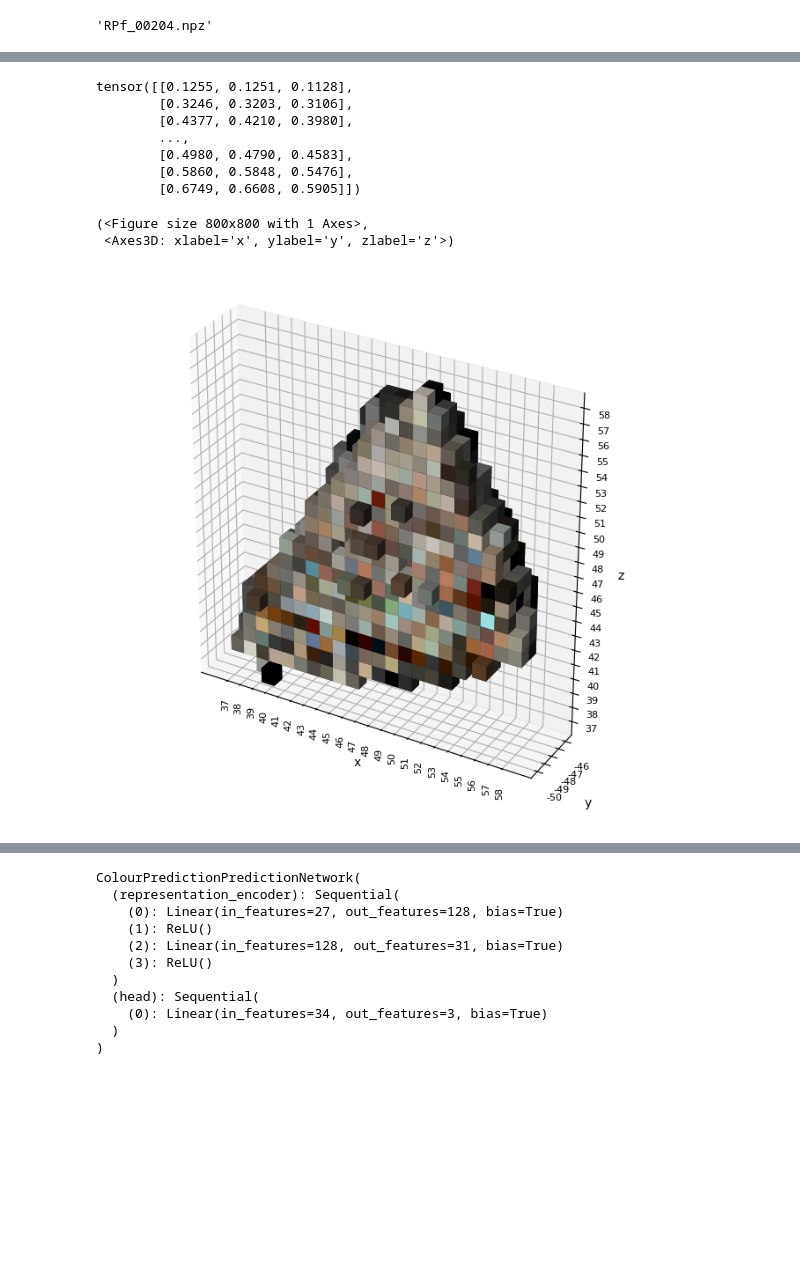
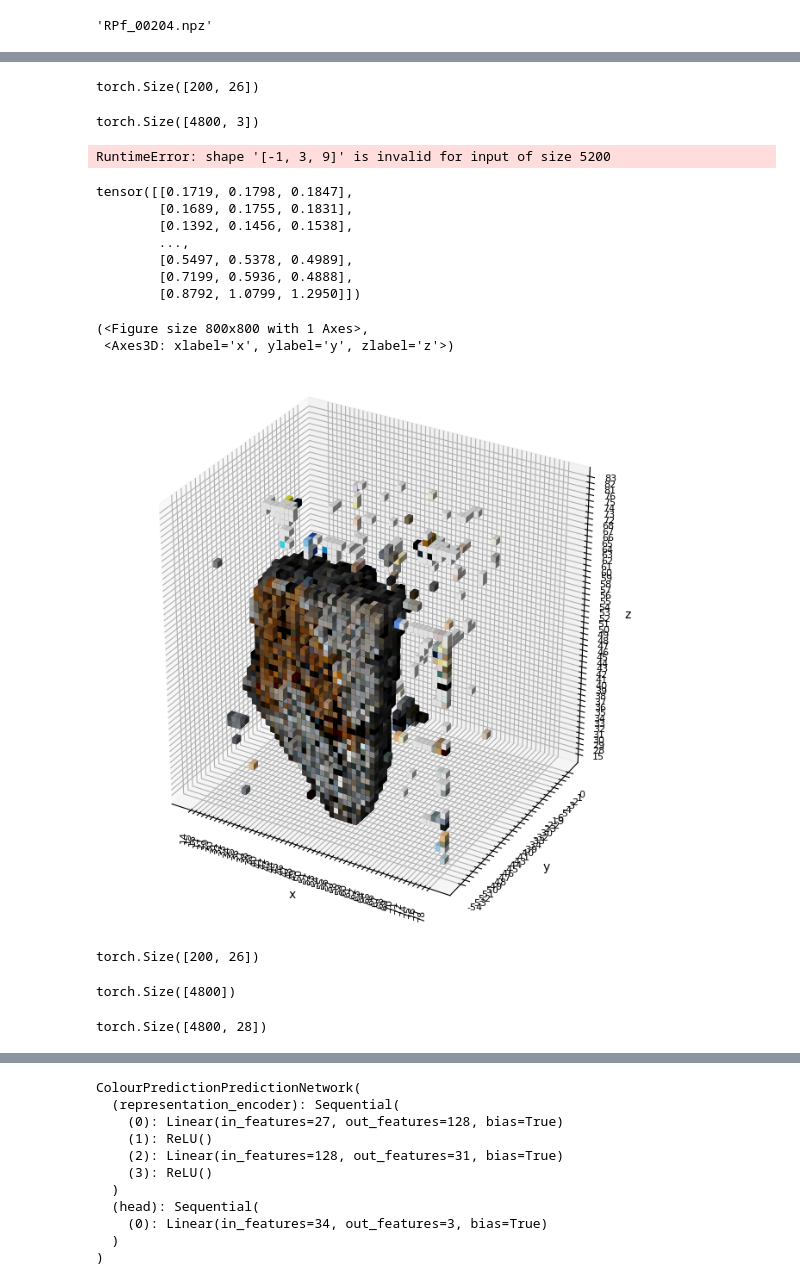
Before and after one commit to EnegoComley/RayRepresentationTesting, a Jupyter notebook: TensoRFColourPrediction.ipynb, the cells around one changed output, grey strips where cells are left out. Saved outputs shown, nothing was run; the diff lists cells and outputs as text; code cells hidden in the pictures; blank space fills up the shorter version.

```diff
--- a/TensoRFColourPrediction.ipynb
+++ b/TensoRFColourPrediction.ipynb
@@ -194,7 +213,7 @@ model.lr
 0.0001
 # %%
 test_dataset = dataset_loader.test_dataloader().dataset
-idx_tensors, vals_tensor, colour_tensor, directions = test_dataset.load_raw_representation("RPf_00133.npz")
+idx_tensors, vals_tensor, colour_tensor, directions = test_dataset.load_raw_representation("RPf_00347.npz")
 weight_adjusted_colour = colour_tensor * vals_tensor[::, :1].repeat(1, 3)
 clamped_reversed_colour = 1 - torch.clamp(weight_adjusted_colour, 0, 1)
 # %%
@@ -222,18 +282,42 @@ test_dataset.piece_names[0]
+# %%
+vals_tensor[::, 1:].shape
+# %% [output]
+torch.Size([200, 26])
+# %%
+directions.shape
+# %% [output]
+torch.Size([4800, 3])
+# %%
+SHRender(directions, vals_tensor[::, 1:]).shape
+# %% [output]
+RuntimeError: shape '[-1, 3, 9]' is invalid for input of size 5200
 # %%
 weight_adjusted_colour
 # %% [output]
-tensor([[0.1255, 0.1251, 0.1128],
-        [0.3246, 0.3203, 0.3106],
-        [0.4377, 0.4210, 0.3980],
+tensor([[0.1719, 0.1798, 0.1847],
+        [0.1689, 0.1755, 0.1831],
+        [0.1392, 0.1456, 0.1538],
         ...,
-        [0.4980, 0.4790, 0.4583],
-        [0.5860, 0.5848, 0.5476],
-        [0.6749, 0.6608, 0.5905]])
+        [0.5497, 0.5378, 0.4989],
+        [0.7199, 0.5936, 0.4888],
+        [0.8792, 1.0799, 1.2950]])
 # %%
 from NerfRepresentationUtils import plot_colored_voxels
 # %%
-plot_colored_voxels(idx_tensors, weight_adjusted_colour, axis_names=['x', 'y', 'z'])
+plot_colored_voxels(idx_tensors, colour_tensor, axis_names=['x', 'y', 'z'])
 # %% [output]
 (<Figure size 800x800 with 1 Axes>,
  <Axes3D: xlabel='x', ylabel='y', zlabel='z'>)
-[figure, old version]
+[figure, new version]
+# %%
+vals_tensor[::, 1:].shape
+# %% [output]
+torch.Size([200, 26])
+# %%
+idx_tensors[0].shape
+# %% [output]
+torch.Size([4800])
+# %%
+vals_tensor.shape
+# %% [output]
+torch.Size([4800, 28])
```
Also changed, not shown: parts of 29 cells of this notebook, 4 other files.
